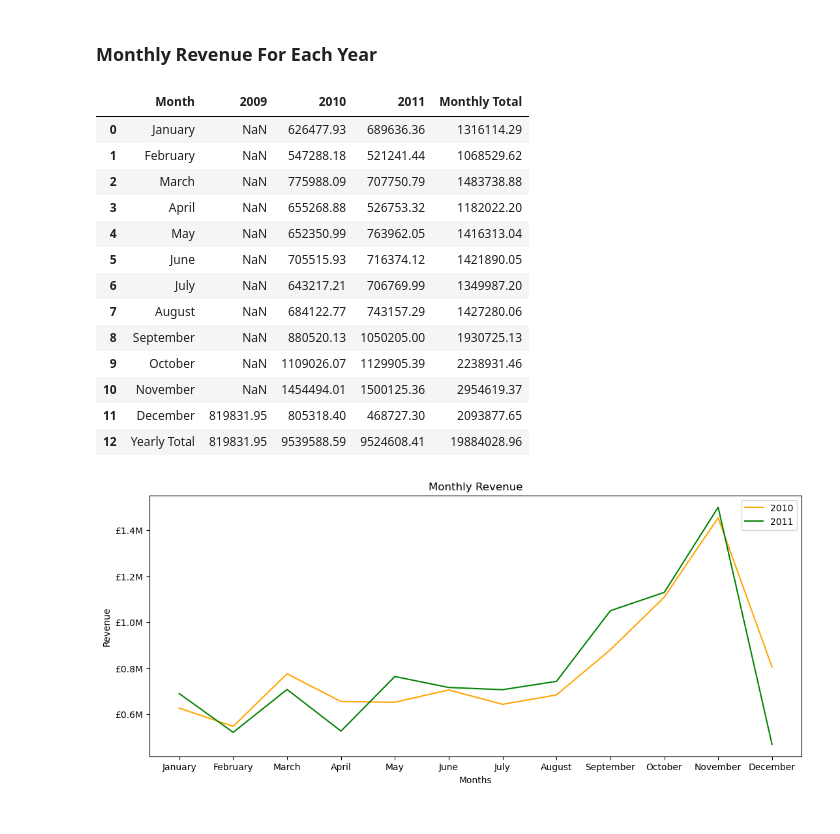
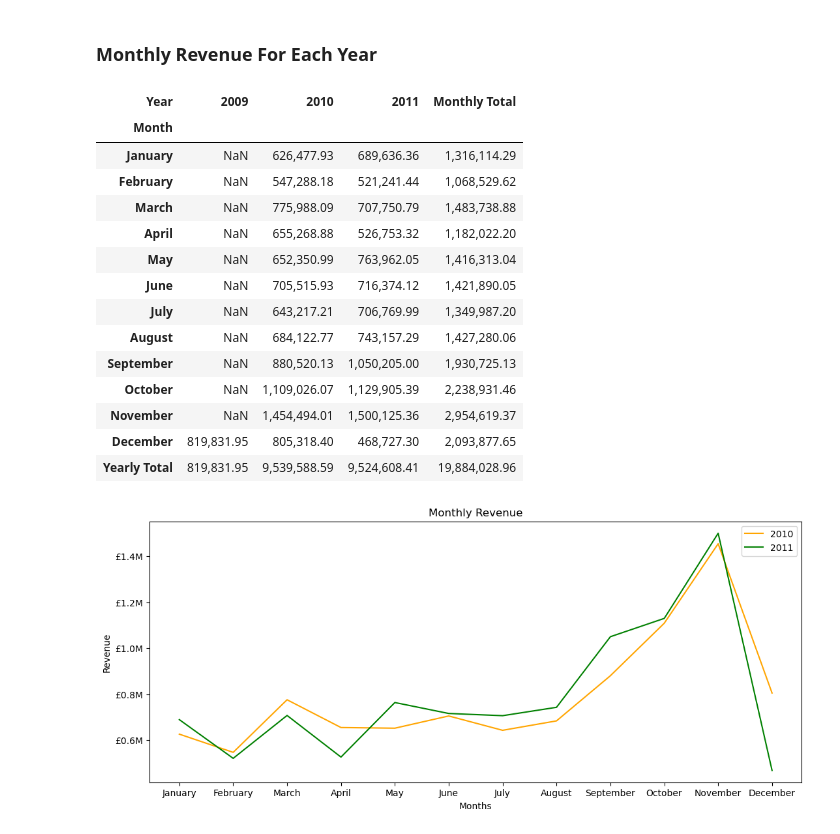
Before and after one commit to takiatah/online-retail-data-sales-analysis, a Jupyter notebook: E-Commerce Sales Analysis.ipynb, the cells around one changed output. Saved outputs shown, nothing was run; the diff lists cells and outputs as text; code cells hidden in the pictures.

```diff
--- a/E-Commerce Sales Analysis.ipynb
+++ b/E-Commerce Sales Analysis.ipynb
@@ -53,6 +55,10 @@ import numpy as np
 import matplotlib.pyplot as plt
 import seaborn as sns
 
+# Forces pandas to show numbers with commas and 2 decimal places
+pd.options.display.float_format = '{:,.2f}'.format
+
+# Load datasets and merge the rows into one dataframe
 data2009 = pd.read_csv("C:/Users/takia/Downloads/Online Retail II Project/Online Retail II Dataset/online_retail_data_2009.csv")
 data2010 = pd.read_csv("C:/Users/takia/Downloads/Online Retail II Project/Online Retail II Dataset/online_retail_data_2010.csv")
 retail_data = pd.concat([data2009, data2010], ignore_index=True)
@@ -772,33 +782,32 @@ The highest number of orders are during September through November with 1,800-2,
 # %%
 # Revenue for every month in the time period
 # Make pivot table to seperate years
-
 monthly_revenue = retail_data.pivot_table(
     values="TotalPrice",
     index="Month",
     columns="Year",
     aggfunc="sum",
     observed=True)
+
+# Make Total column and row
 monthly_revenue.loc["Yearly Total"] = monthly_revenue.sum(axis=0)
 monthly_revenue["Monthly Total"] = monthly_revenue.sum(axis=1)
-monthly_revenue = monthly_revenue.round(2)
-monthly_revenue.reset_index(inplace=True)
-monthly_revenue.columns.name = None
 monthly_revenue
 # %% [output]
-|  | Month | 2009 | 2010 | 2011 | Monthly Total |
-| 0 | January | NaN | 626477.93 | 689636.36 | 1316114.29 |
-| 1 | February | NaN | 547288.18 | 521241.44 | 1068529.62 |
-| 2 | March | NaN | 775988.09 | 707750.79 | 1483738.88 |
-| 3 | April | NaN | 655268.88 | 526753.32 | 1182022.20 |
-| 4 | May | NaN | 652350.99 | 763962.05 | 1416313.04 |
-| 5 | June | NaN | 705515.93 | 716374.12 | 1421890.05 |
-| 6 | July | NaN | 643217.21 | 706769.99 | 1349987.20 |
-| 7 | August | NaN | 684122.77 | 743157.29 | 1427280.06 |
-| 8 | September | NaN | 880520.13 | 1050205.00 | 1930725.13 |
-| 9 | October | NaN | 1109026.07 | 1129905.39 | 2238931.46 |
-| 10 | November | NaN | 1454494.01 | 1500125.36 | 2954619.37 |
-| 11 | December | 819831.95 | 805318.40 | 468727.30 | 2093877.65 |
-| 12 | Yearly Total | 819831.95 | 9539588.59 | 9524608.41 | 19884028.96 |
+| Year | 2009 | 2010 | 2011 | Monthly Total |
+| Month |  |  |  |  |
+| January | NaN | 626,477.93 | 689,636.36 | 1,316,114.29 |
+| February | NaN | 547,288.18 | 521,241.44 | 1,068,529.62 |
+| March | NaN | 775,988.09 | 707,750.79 | 1,483,738.88 |
+| April | NaN | 655,268.88 | 526,753.32 | 1,182,022.20 |
+| May | NaN | 652,350.99 | 763,962.05 | 1,416,313.04 |
+| June | NaN | 705,515.93 | 716,374.12 | 1,421,890.05 |
+| July | NaN | 643,217.21 | 706,769.99 | 1,349,987.20 |
+| August | NaN | 684,122.77 | 743,157.29 | 1,427,280.06 |
+| September | NaN | 880,520.13 | 1,050,205.00 | 1,930,725.13 |
+| October | NaN | 1,109,026.07 | 1,129,905.39 | 2,238,931.46 |
+| November | NaN | 1,454,494.01 | 1,500,125.36 | 2,954,619.37 |
+| December | 819,831.95 | 805,318.40 | 468,727.30 | 2,093,877.65 |
+| Yearly Total | 819,831.95 | 9,539,588.59 | 9,524,608.41 | 19,884,028.96 |
 # %%
 # Plot monthly revenue (excluding totals)
```
Also changed, not shown: parts of 58 cells of this notebook.
